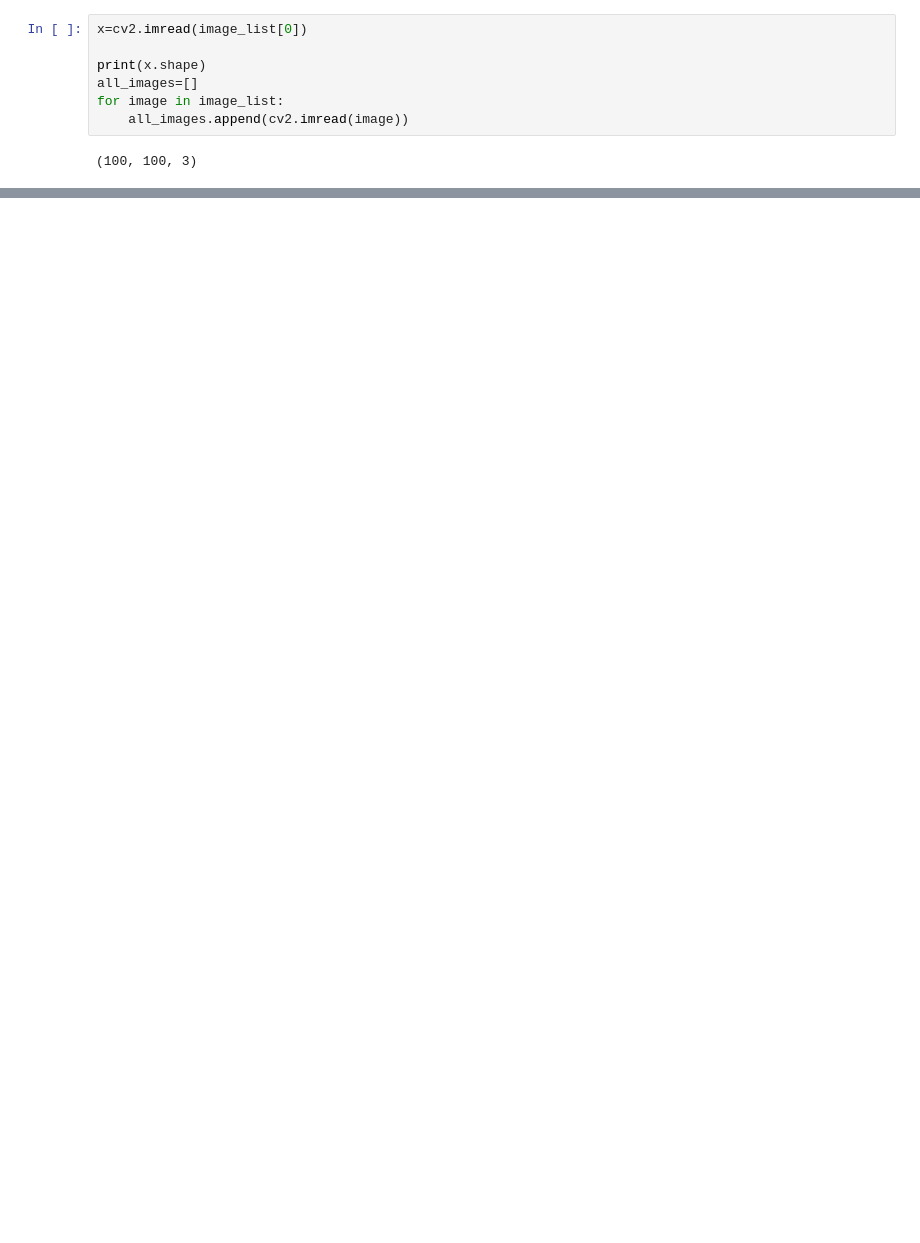
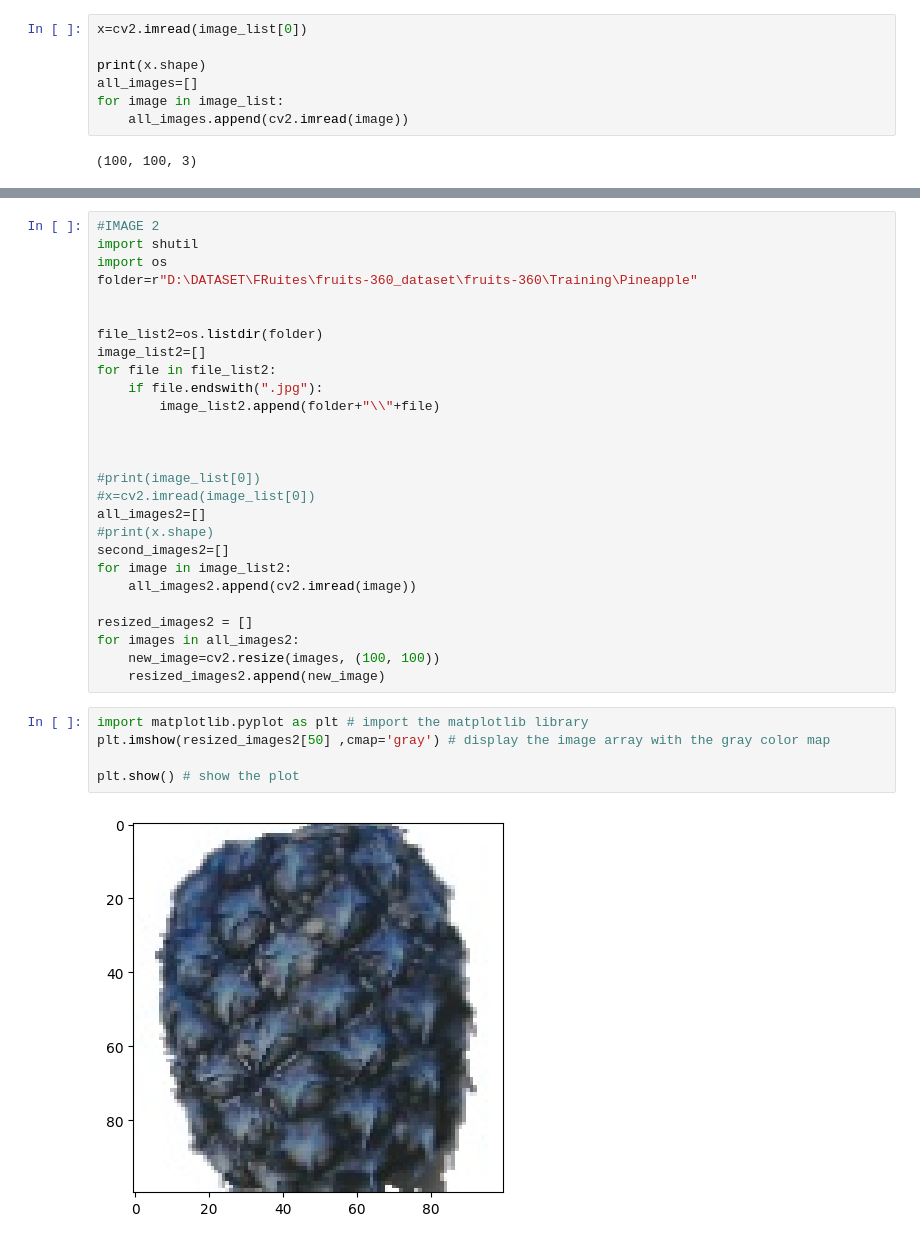
Before and after one commit to barnobarno666/Tensorflow_, a Jupyter notebook: HELLO PROJECS RANDOM/REgression image creation.ipynb, the cells around one changed output, grey strips where cells are left out. Cells and saved outputs as stored; diff of their text form; blank space fills up the shorter version.

```diff
--- a/HELLO PROJECS RANDOM/REgression image creation.ipynb
+++ b/HELLO PROJECS RANDOM/REgression image creation.ipynb
@@ -93,3 +93,37 @@ plt.show() # show the plot
+# %%
+#IMAGE 2
+import shutil
+import os
+folder=r"D:\DATASET\FRuites\fruits-360_dataset\fruits-360\Training\Pineapple"
+
+
+file_list2=os.listdir(folder)
+image_list2=[]
+for file in file_list2:
+    if file.endswith(".jpg"):
+        image_list2.append(folder+"\\"+file)
+
+
+
+#print(image_list[0])
+#x=cv2.imread(image_list[0])
+all_images2=[]
+#print(x.shape)
+second_images2=[]
+for image in image_list2:
+    all_images2.append(cv2.imread(image))
+
+resized_images2 = []
+for images in all_images2:
+    new_image=cv2.resize(images, (100, 100))
+    resized_images2.append(new_image)
+# %%
+import matplotlib.pyplot as plt # import the matplotlib library
+plt.imshow(resized_images2[50] ,cmap='gray') # display the image array with the gray color map
+
+plt.show() # show the plot
+# %% [output]
+[figure, added]
 # %%
 model=tf.keras.models.Sequential([
     tf.keras.layers.Dense(1,input_shape=x.shape ),
```
Also changed, not shown: parts of 5 cells of this notebook, 9 other files.
